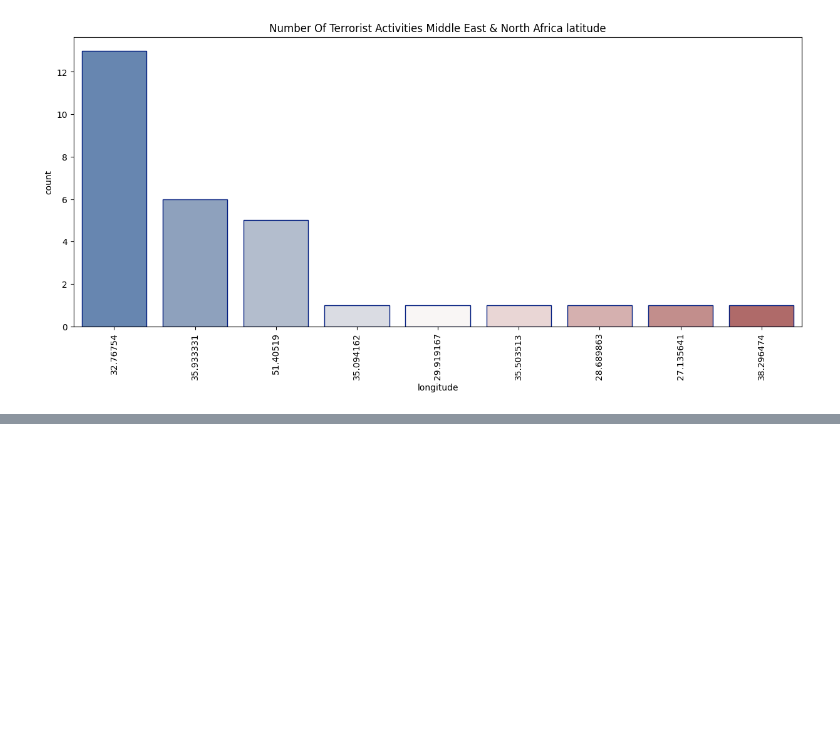
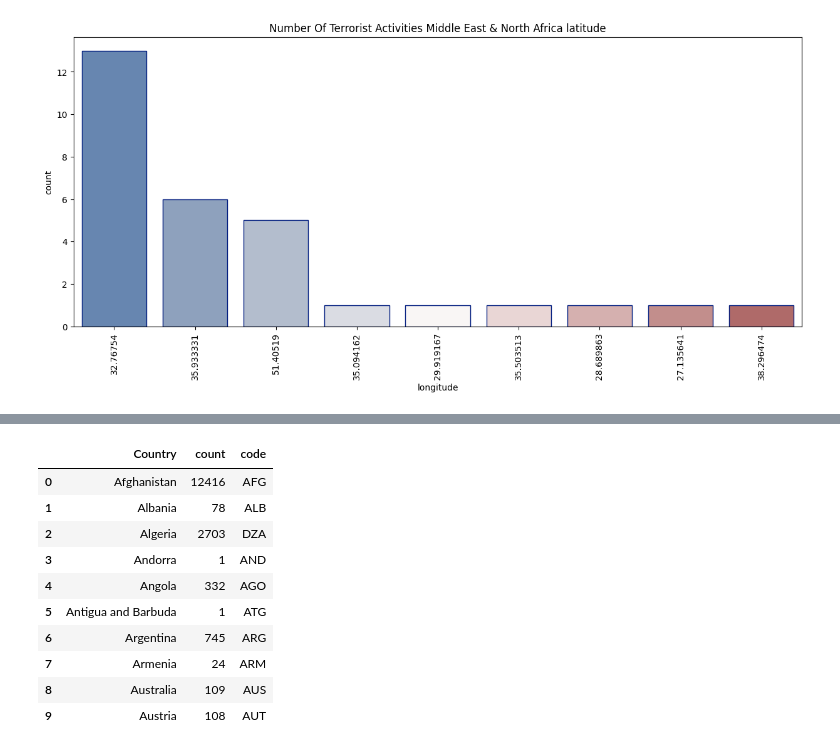
Before and after one commit to Bazinga97/ML_Projects, a Jupyter notebook: Global_Terrorism.ipynb, the cells around one changed output, grey strips where cells are left out. Saved outputs shown, nothing was run; the diff lists cells and outputs as text; code cells hidden in the pictures; blank space fills up the shorter version.

```diff
--- a/Global_Terrorism.ipynb
+++ b/Global_Terrorism.ipynb
@@ -453,0 +580,8 @@ Passing `palette` without assigning `hue` is deprecated and will be removed in v
+# %%
+df = df.replace("United Kingdom","United Kingdom of Great Britain and Northern Ireland")
+
+df = pd.DataFrame(df.groupby('Country')['Country'].count())
+df.columns = ['count']
+df.index.names = ['Country']
+df = df.reset_index()
+df.head(10)
@@ -453,0 +607,9 @@ Passing `palette` without assigning `hue` is deprecated and will be removed in v
+# %%
+from iso3166 import countries
+import iso3166
+#countries.get(dftotal['Country'])
+countlist= pd.DataFrame(iso3166.countries_by_alpha3).T.reset_index()
+
+countlist = countlist[[0,2]]
+countlist.rename(columns={0:'Country',2:'code'},inplace=True)
+countlist.head(10)
@@ -453,0 +628,15 @@ Passing `palette` without assigning `hue` is deprecated and will be removed in v
+# %%
+dftotal = pd.merge(df, countlist, on=['Country', 'Country'])
+dftotal.head(10)
+# %% [output]
+|  | Country | count | code |
+| 0 | Afghanistan | 12416 | AFG |
+| 1 | Albania | 78 | ALB |
+| 2 | Algeria | 2703 | DZA |
+| 3 | Andorra | 1 | AND |
+| 4 | Angola | 332 | AGO |
+| 5 | Antigua and Barbuda | 1 | ATG |
+| 6 | Argentina | 745 | ARG |
+| 7 | Armenia | 24 | ARM |
+| 8 | Australia | 109 | AUS |
+| 9 | Austria | 108 | AUT |
```
Also changed, not shown: parts of 14 cells of this notebook.
